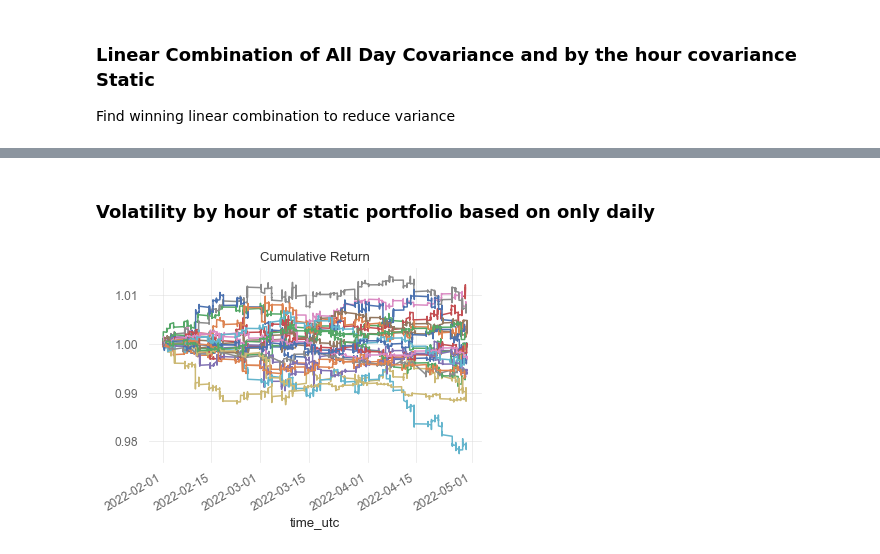
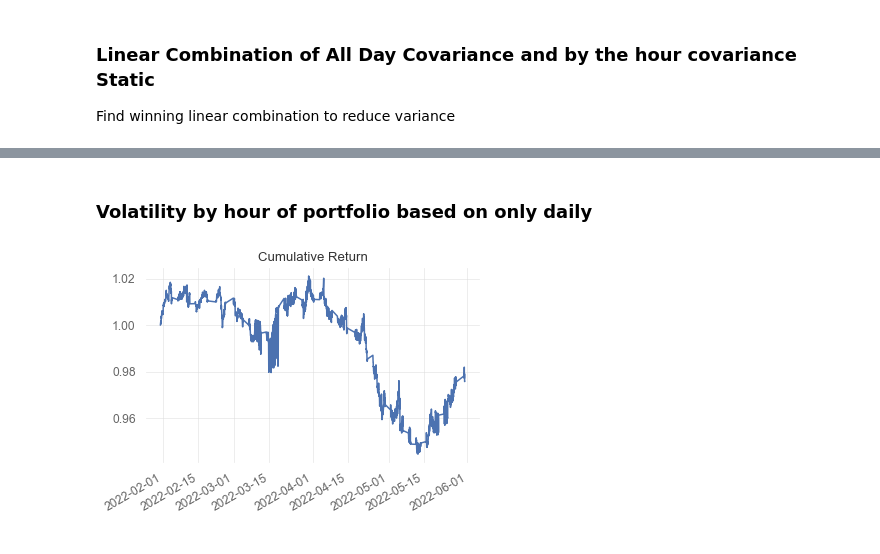
Before and after one commit to thEKurz/Reinforcment_Learning_FX, a Jupyter notebook: followthesun.ipynb, the cells around one changed output, grey strips where cells are left out. Saved outputs shown, nothing was run; the diff lists cells and outputs as text; code cells hidden in the pictures.

```diff
--- a/followthesun.ipynb
+++ b/followthesun.ipynb
@@ -26,5 +48,6 @@ minute_df_usd_returns = minute_df_usd_price.pct_change()
 
 # drop the first minute after the hour break
 minute_df_usd_returns = minute_df_usd_returns[~((minute_df_usd_returns.index.hour ==18) & (minute_df_usd_returns.index.minute == 1))].dropna()
-minute_df_usd_price_tr = minute_df_usd_price.loc[:'2022-04-29']
-minute_df_usd_returns_tr = minute_df_usd_returns.loc[:'2022-04-29']
+minute_df_usd_returns = minute_df_usd_returns.drop(columns=['USD.TRY.SPOT'])
+minute_df_usd_price_tr = minute_df_usd_price.loc[:'2022-05-30']
+minute_df_usd_returns_tr = minute_df_usd_returns.loc[:'2022-05-30']
@@ -231,17 +237,8 @@ plt.savefig('../plots/Min_var_annual_vol_hour_delta_' + str(delta) + ".png")
 # %% [markdown]
-### Volatility by hour of static portfolio based on only daily
+### Volatility by hour of portfolio based on only daily
 # %%
 s_date = '2022-1-31'
-daily_static_portfolios_vol =[]
-daily_static_dict = {}
-cumul_daily_returns_static_dict = {}
-daily_returns_static_dict ={}
-cov_daily = minute_df_usd_returns_tr[:s_date].cov()
-for x in df_dict.keys():
-    port_daily = u.portfolio.markowitz_rebalance(returns_dict[x],None,len(returns_dict[x][:s_date]),static_start_date=s_date,verbose=False,returns_data=True, cov_mat=cov_daily)
-    bt = u.backtest.portfolio_backtest(port_m,returns_dict[x], returns_data=True)
-    cumul_daily_returns_static_dict[x] =bt[0]
-    daily_static_portfolios_vol.append(bt[1])
-    daily_returns_static_dict[x] =bt[2]
+port_daily = u.portfolio.markowitz_rebalance(minute_df_usd_returns_tr,60,60*10*23,static_start_date=s_date,verbose=False,returns_data=True)
+bt_daily = u.backtest.portfolio_backtest(port_daily,minute_df_usd_returns_tr, returns_data=True)
 # %% [output]
-[figure, old version]
+[figure, new version]
```
Also changed, not shown: parts of 22 cells of this notebook, 13 other files.
